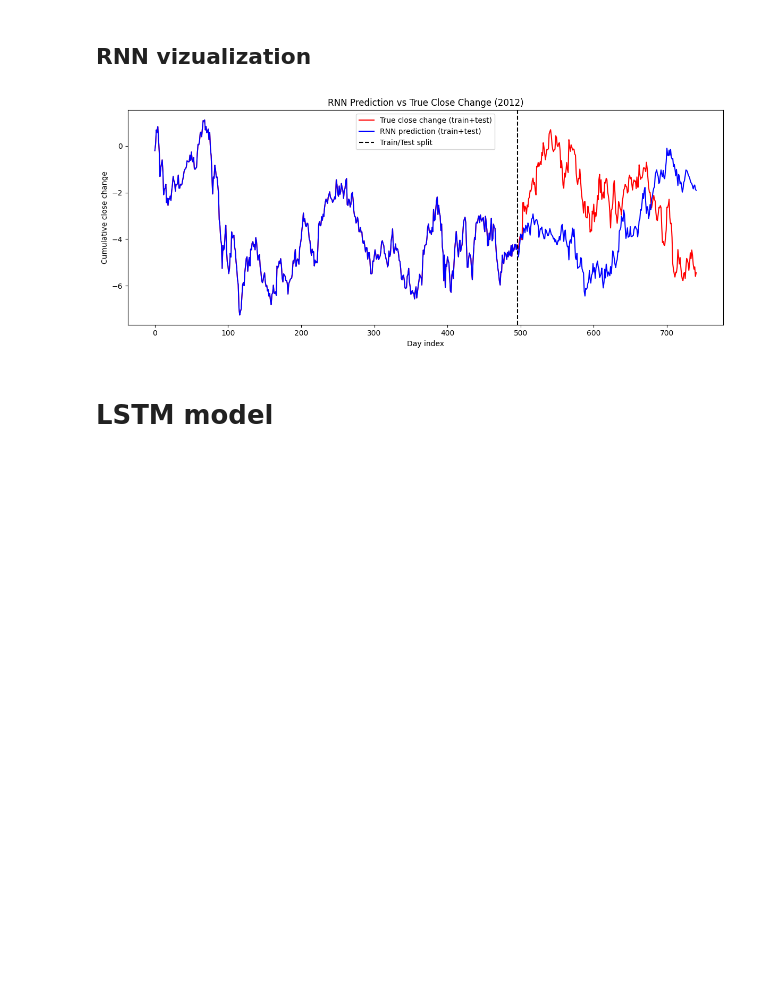
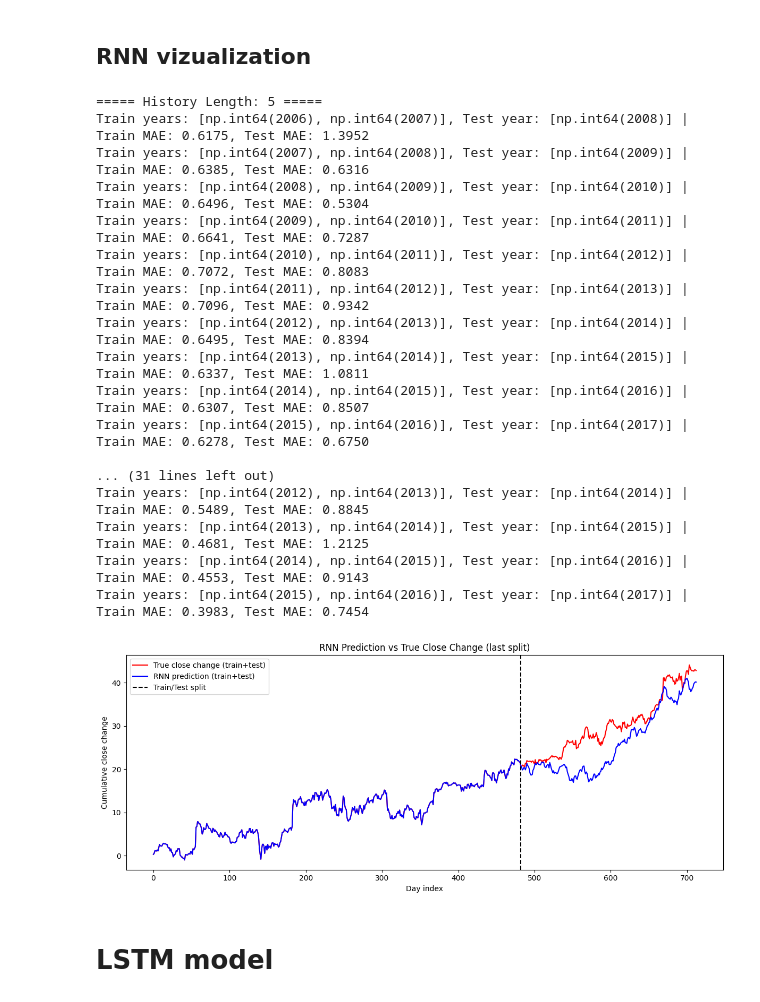
Before and after one commit to drvojtex/ADAMLstockA4msft, a Jupyter notebook: main3.ipynb, the cells around one changed output. Saved outputs shown, nothing was run; the diff lists cells and outputs as text; code cells hidden in the pictures; blank space fills up the shorter version.

Commit message:
Cross validation for simple RNN and LSTM, with multiple history lengths

```diff
--- a/main3.ipynb
+++ b/main3.ipynb
@@ -128,32 +154,55 @@ with torch.no_grad():
 # %% [markdown]
 ## RNN vizualization
 # %%
+for result in rnn_results:
+    print(result)
+
+
+
+# Visualize the last RNN model's predictions (from the last sliding window iteration)
 mu, sigma = train_dataset.get_zscore_params()
-preds_inv = np.array(preds) * sigma + mu
+preds_inv = np.array(test_preds) * sigma + mu
 train_targets = []
 for _, y in DataLoader(train_dataset, batch_size=1, shuffle=False):
     train_targets.append(y.item())
 train_targets = np.array(train_targets)
 train_targets_inv = train_targets * sigma + mu
 
 full_pred = np.concatenate([train_targets_inv, preds_inv])
-full_true = np.concatenate([train_targets_inv, np.array(targets) * sigma + mu])
+full_true = np.concatenate([train_targets_inv, np.array(test_targets) * sigma + mu])
 
 full_pred_curve = np.cumsum(full_pred)
 full_true_curve = np.cumsum(full_true)
 
 plt.figure(figsize=(12,5))
 plt.plot(full_true_curve, c="r", label="True close change (train+test)")
 plt.plot(full_pred_curve, c="b", label="RNN prediction (train+test)")
 plt.axvline(len(train_targets_inv)-1, color='k', linestyle='--', label='Train/Test split')
-plt.title(f"RNN Prediction vs True Close Change ({test_year[0]})")
+plt.title(f"RNN Prediction vs True Close Change (last split)")
 plt.xlabel("Day index")
 plt.ylabel("Cumulative close change")
 plt.legend()
 plt.tight_layout()
 plt.show()
 # %% [output]
+===== History Length: 5 =====
+Train years: [np.int64(2006), np.int64(2007)], Test year: [np.int64(2008)] | Train MAE: 0.6175, Test MAE: 1.3952
+Train years: [np.int64(2007), np.int64(2008)], Test year: [np.int64(2009)] | Train MAE: 0.6385, Test MAE: 0.6316
+Train years: [np.int64(2008), np.int64(2009)], Test year: [np.int64(2010)] | Train MAE: 0.6496, Test MAE: 0.5304
+Train years: [np.int64(2009), np.int64(2010)], Test year: [np.int64(2011)] | Train MAE: 0.6641, Test MAE: 0.7287
+Train years: [np.int64(2010), np.int64(2011)], Test year: [np.int64(2012)] | Train MAE: 0.7072, Test MAE: 0.8083
+Train years: [np.int64(2011), np.int64(2012)], Test year: [np.int64(2013)] | Train MAE: 0.7096, Test MAE: 0.9342
+Train years: [np.int64(2012), np.int64(2013)], Test year: [np.int64(2014)] | Train MAE: 0.6495, Test MAE: 0.8394
+Train years: [np.int64(2013), np.int64(2014)], Test year: [np.int64(2015)] | Train MAE: 0.6337, Test MAE: 1.0811
+Train years: [np.int64(2014), np.int64(2015)], Test year: [np.int64(2016)] | Train MAE: 0.6307, Test MAE: 0.8507
+Train years: [np.int64(2015), np.int64(2016)], Test year: [np.int64(2017)] | Train MAE: 0.6278, Test MAE: 0.6750
+
+... (31 lines left out)
+Train years: [np.int64(2012), np.int64(2013)], Test year: [np.int64(2014)] | Train MAE: 0.5489, Test MAE: 0.8845
+Train years: [np.int64(2013), np.int64(2014)], Test year: [np.int64(2015)] | Train MAE: 0.4681, Test MAE: 1.2125
+Train years: [np.int64(2014), np.int64(2015)], Test year: [np.int64(2016)] | Train MAE: 0.4553, Test MAE: 0.9143
+Train years: [np.int64(2015), np.int64(2016)], Test year: [np.int64(2017)] | Train MAE: 0.3983, Test MAE: 0.7454
-[figure, old version]
+[figure, new version]
 # %% [markdown]
 # LSTM model
 # %%
```
Also changed, not shown: parts of 3 cells of this notebook.
